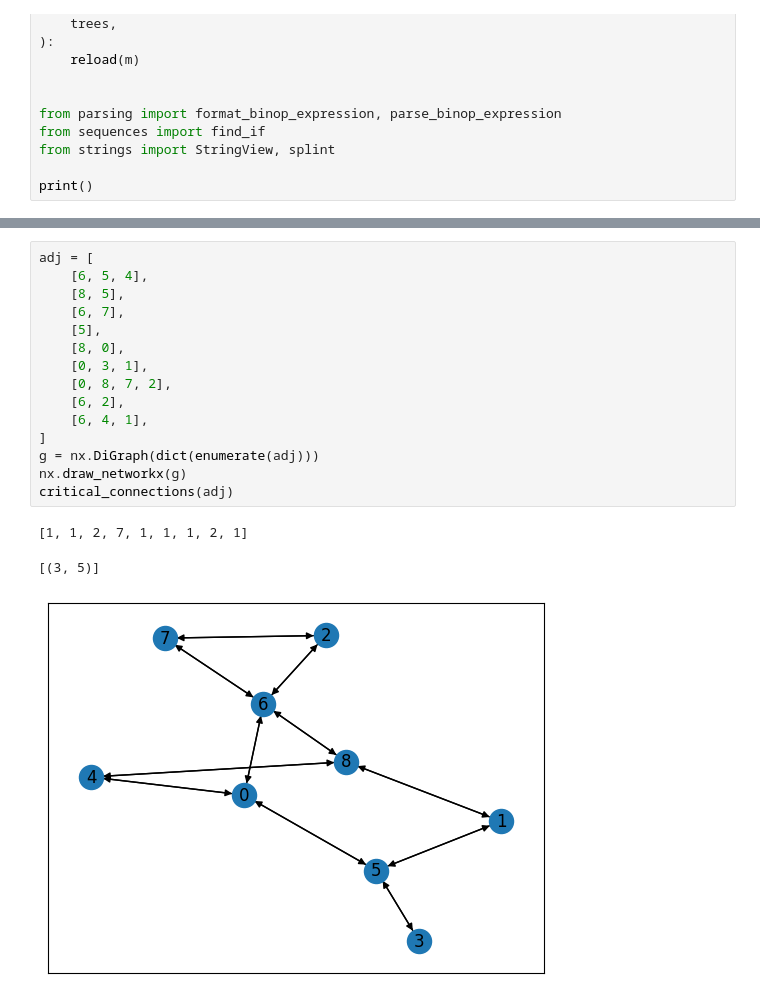
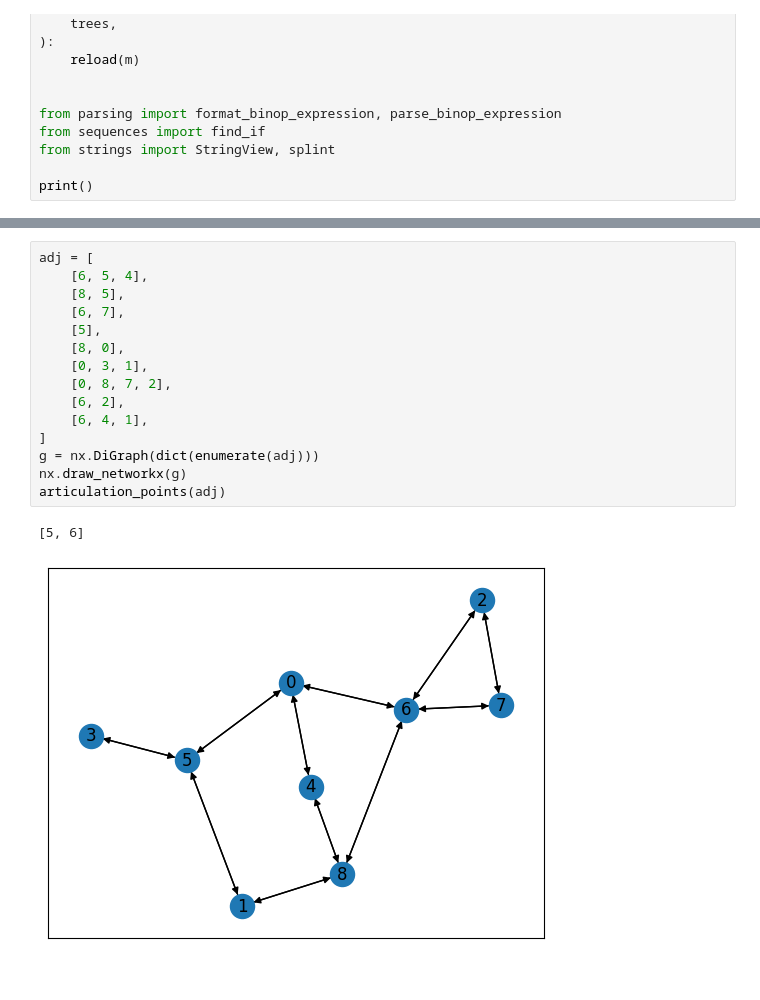
Before and after one commit to czaky/puzzles, a Jupyter notebook: notebook.ipynb, the cells around one changed output, grey strips where cells are left out. Cells and saved outputs as stored; diff of their text form.

Commit message:
articulation_points (revisit 1)

```diff
--- a/notebook.ipynb
+++ b/notebook.ipynb
@@ -137,22 +133,21 @@ critical_connections(adj)
 # %%
 adj = [
     [6, 5, 4],
     [8, 5],
     [6, 7],
     [5],
     [8, 0],
     [0, 3, 1],
     [0, 8, 7, 2],
     [6, 2],
     [6, 4, 1],
 ]
 g = nx.DiGraph(dict(enumerate(adj)))
 nx.draw_networkx(g)
-critical_connections(adj)
+articulation_points(adj)
 # %% [output]
-[1, 1, 2, 7, 1, 1, 1, 2, 1]
+[5, 6]
-[(3, 5)]
-[figure, old version]
+[figure, new version]
 # %%
 adj = [[1, 2], [0], [0]]
 g = nx.DiGraph(dict(enumerate(adj)))
```
Also changed, not shown: parts of 6 cells of this notebook, 1 other file.
